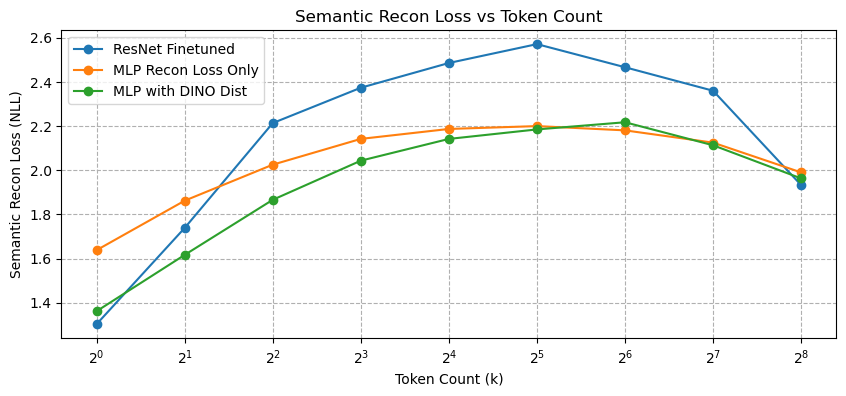
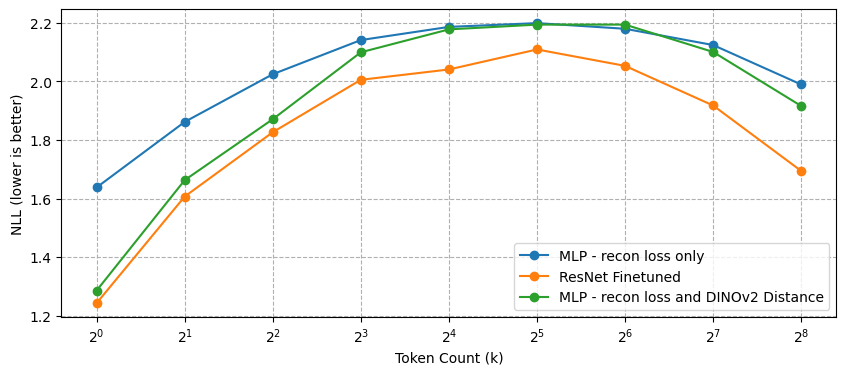
Code edit (unified diff) that turned the first committed figure into the second:
--- before
+++ after
@@ -1,13 +1,15 @@
 plt.figure(figsize=(10, 4))
 k_values = [1, 2, 4, 8, 16, 32, 64, 128, 256]
-plt.plot(k_values, resnet_fintuned_nll, marker='o', label='ResNet Finetuned')
-plt.plot(k_values, mlp_recon_loss_only, marker='o', label='MLP Recon Loss Only')
-plt.plot(k_values, mlp_with_dino_dist, marker='o', label='MLP with DINO Dist')
+#plt.plot(k_values, resnet_fintuned_nll, marker='o', label='ResNet Finetuned')
+plt.plot(k_values, mlp_recon_loss_only, marker='o', label='MLP - recon loss only')
+#plt.plot(k_values, mlp_with_dino_dist, marker='o', label='MLP - recon loss and DINOv2 Distance')
+plt.plot(k_values, resnet_extra_layer, marker='o', label='ResNet Finetuned')
+plt.plot(k_values, mlp_with_dino_dist_hidden_64, marker='o', label='MLP - recon loss and DINOv2 Distance')
 plt.xscale('log', base=2)
 plt.xlabel('Token Count (k)')
-plt.ylabel('Semantic Recon Loss (NLL)')
-plt.title('Semantic Recon Loss vs Token Count')
+plt.ylabel('NLL (lower is better)')
+#plt.title('Semantic Recon Loss vs Token Count')
 plt.legend()
 plt.grid(True, which="both", ls="--")
-plt.savefig("/BS/data_mani_compress/work/thesis/thesis/output/predicting_token_count/dino.pdf")
+plt.savefig("/BS/data_mani_compress/work/thesis/thesis/output/predicting_token_count/predicting_token_count_dino.pdf")
 plt.show()

Commit: to be submitted